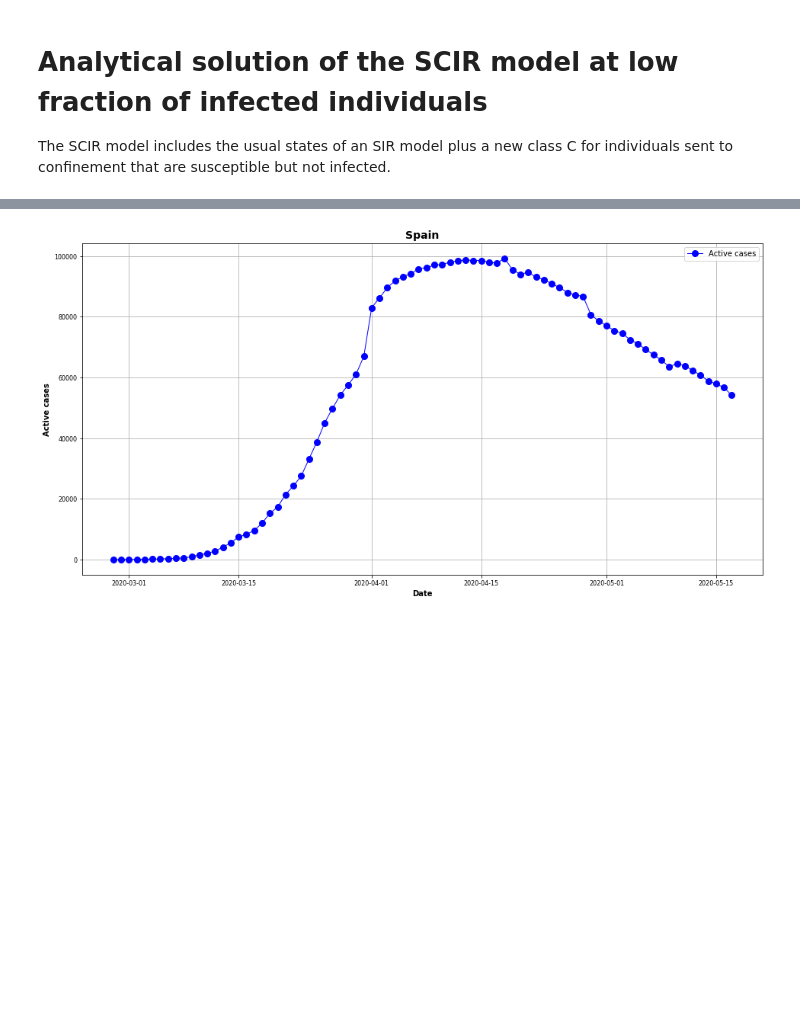
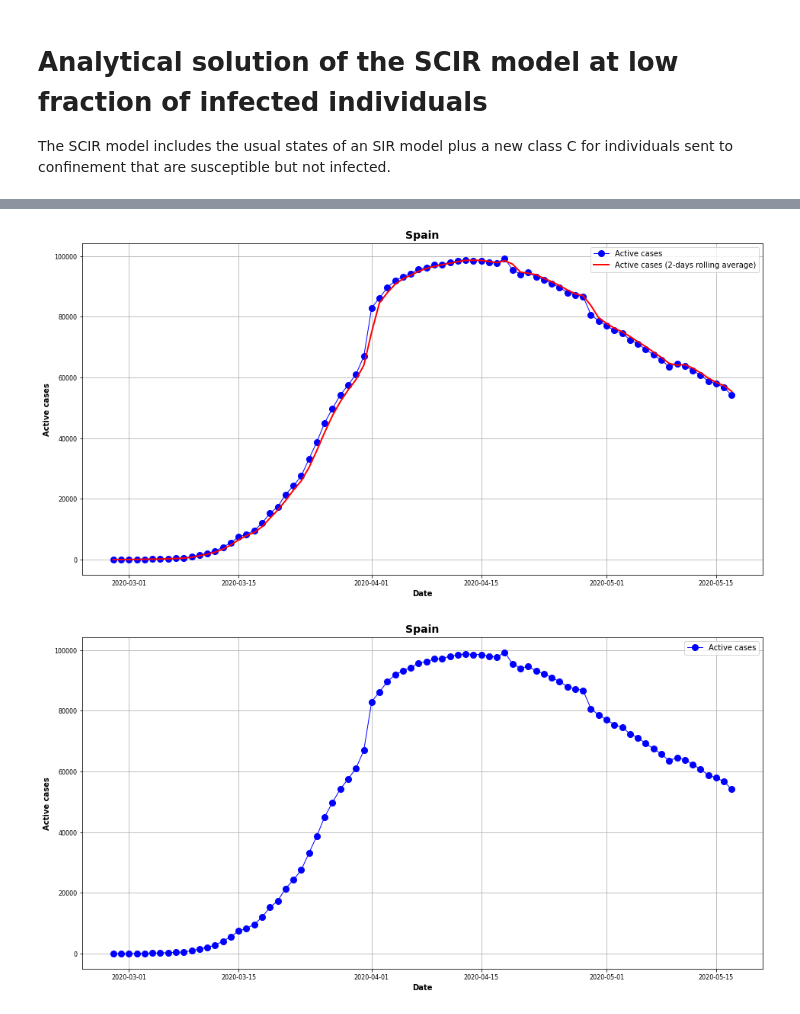
Before and after one commit to Nuelam9/Bayesian-inference-on-SCIR-epidemic-model, a Jupyter notebook: Optimization/Fit-Covid-Data.ipynb, the cells around one changed output, grey strips where cells are left out. Cells and saved outputs as stored; diff of their text form; code cells hidden in the pictures; blank space fills up the shorter version.

```diff
--- a/Optimization/Fit-Covid-Data.ipynb
+++ b/Optimization/Fit-Covid-Data.ipynb
@@ -92,0 +51,4 @@ df
+# %%
+df = pd.read_csv('../Advanced-statistics/Data/dataset_esp.csv')
+
+df
@@ -93 +69,14 @@ df
+# %%
+# save figure with plot from january
+plt.plot(pd.to_datetime(df.Day), df.Confirmed, 'bo-', lw=1, label='Active cases')
+plt.plot(pd.to_datetime(df.Day), df.Confirmed_smooth, 'r', lw=2, label='Active cases (2-days rolling average)')
+plt.xlabel('Date')
+plt.ylabel('Active cases')
+plt.title('Spain', weight='bold', fontsize=14)
+plt.legend()
+plt.grid()
+#plt.savefig("active_cases_data_Spain.png", quality=100, transparent=True, dpi=400)
+plt.show()
+# %% [output]
+[figure, added]
 # %%
```
Also changed, not shown: parts of 4 cells of this notebook, 12 other files.
